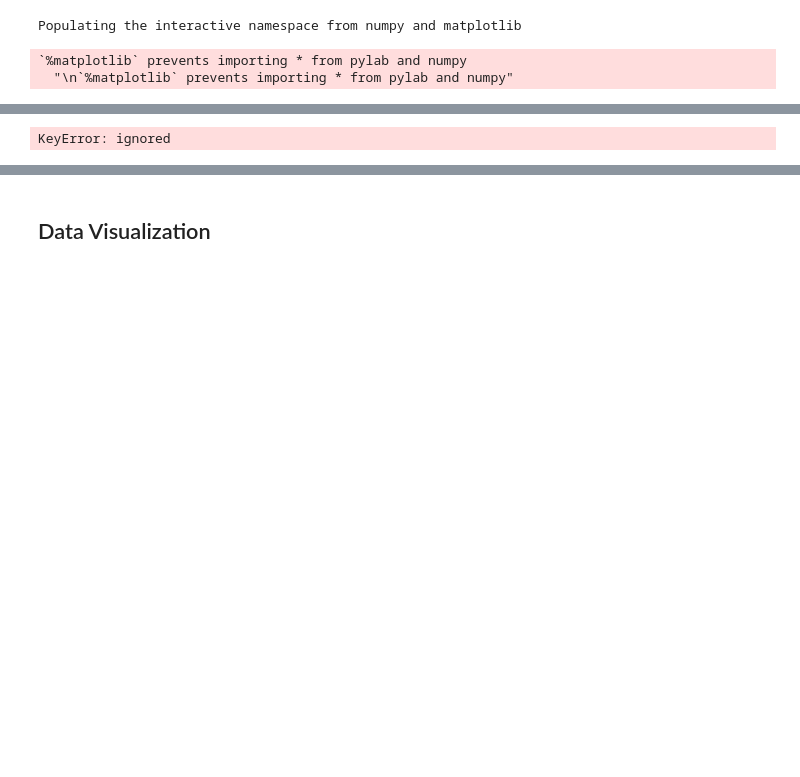
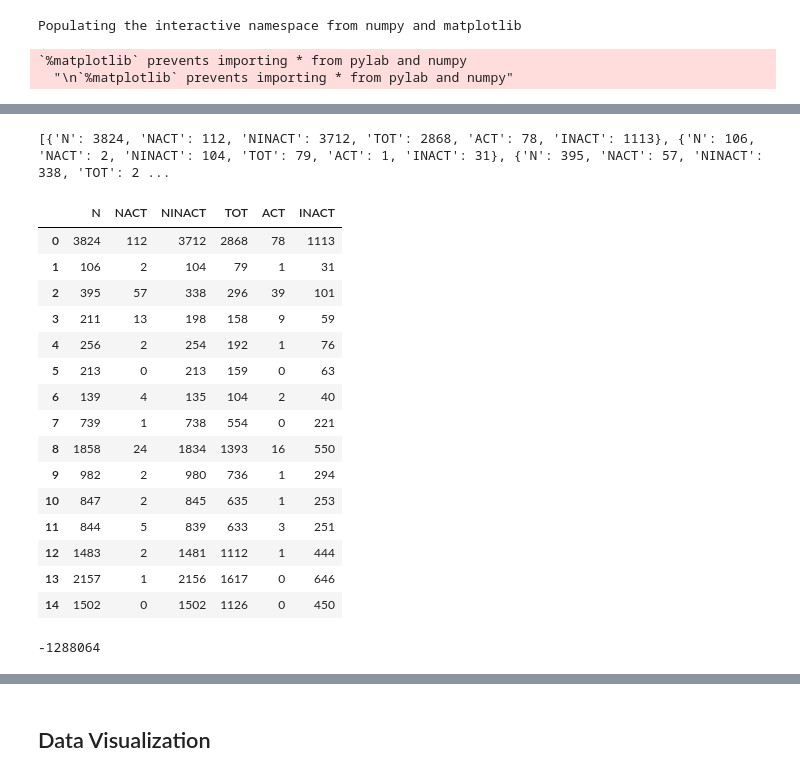
Before and after one commit to yx1226/GP-in-data-mining-for-ChemBL, a Jupyter notebook: ChemBL_LinearGP.ipynb, the cells around one changed output, grey strips where cells are left out. Cells and saved outputs as stored; diff of their text form; code cells hidden in the pictures; blank space fills up the shorter version.

```diff
--- a/ChemBL_LinearGP.ipynb
+++ b/ChemBL_LinearGP.ipynb
@@ -296,16 +441,74 @@ print(render_prog(program))
+# %%
+i = 0
+df_list_ = []
+# Iterate over column names
+for dataframe in dataframes:
+  df = dataframe#.iloc[:, 2:168]
+
+  for column in index[0:18]:
+    #columnSeriesObj = df[column]
+    label = column
+
+    # total number of compounds
+    N = df[column].count()
+
+    # number of active compounds
+    NACT = df[column].sum()
+
+    # number of inactive compounds
+    NINACT = N - NACT
+
+    # total number of compounds containing fragment I
+    TOT = N * 0.75
+
+    #number of active compounds containing fragment I
+    ACT = NACT * 0.7
+
+    # number of inactive compounds containing fragment I
+    INACT = NINACT * 0.3
+
+    df_train = {
+          'N': N,
+          'NACT': NACT,
+          'NINACT': NINACT,
+          'TOT': int(TOT),
+          'ACT': int(ACT),
+          'INACT': int(INACT)
+      }
+  df_list_.append(df_train)
+print(df_list_)
+train = pd.DataFrame(df_list_)
+
+#print(render_prog(do_xover(population[0], population[1])))
+# %% [output]
+[{'N': 3824, 'NACT': 112, 'NINACT': 3712, 'TOT': 2868, 'ACT': 78, 'INACT': 1113}, {'N': 106, 'NACT': 2, 'NINACT': 104, 'TOT': 79, 'ACT': 1, 'INACT': 31}, {'N': 395, 'NACT': 57, 'NINACT': 338, 'TOT': 2 ...
+# %%
+train.to_csv("train_dataset.csv")
+train
+# %% [output]
+|  | N | NACT | NINACT | TOT | ACT | INACT |
+| 0 | 3824 | 112 | 3712 | 2868 | 78 | 1113 |
+| 1 | 106 | 2 | 104 | 79 | 1 | 31 |
+| 2 | 395 | 57 | 338 | 296 | 39 | 101 |
+| 3 | 211 | 13 | 198 | 158 | 9 | 59 |
+| 4 | 256 | 2 | 254 | 192 | 1 | 76 |
+| 5 | 213 | 0 | 213 | 159 | 0 | 63 |
+| 6 | 139 | 4 | 135 | 104 | 2 | 40 |
+| 7 | 739 | 1 | 738 | 554 | 0 | 221 |
+| 8 | 1858 | 24 | 1834 | 1393 | 16 | 550 |
+| 9 | 982 | 2 | 980 | 736 | 1 | 294 |
+| 10 | 847 | 2 | 845 | 635 | 1 | 253 |
+| 11 | 844 | 5 | 839 | 633 | 3 | 251 |
+| 12 | 1483 | 2 | 1481 | 1112 | 1 | 444 |
+| 13 | 2157 | 1 | 2156 | 1617 | 0 | 646 |
+| 14 | 1502 | 0 | 1502 | 1126 | 0 | 450 |
 # %%
+
 def evaluate(node, row):
     if "children" not in node:
-        return node["terminal"]
-    return node["func"](*[
-                          evaluate(c, row)
-                          for c in node["children"]
-                          ])
+        return row[node["terminal"]]
+    return node["func"](*[evaluate(c, row) for c in node["children"]])
 
-for dataframe in dataframes:
-  #'Column1','Column9',
-  #dt_train = dataframe.drop(['CLASS_LABEL'], axis=1, inplace=True)
-  #dt_test = dataframe.pop('CLASS_LABEL')
-  print(evaluate(program, dataframe.iloc[:,0:166]))
+print(evaluate(program, train.iloc[0]))
 # %% [output]
-KeyError: ignored
+-1288064
```
Also changed, not shown: parts of 33 cells of this notebook.
